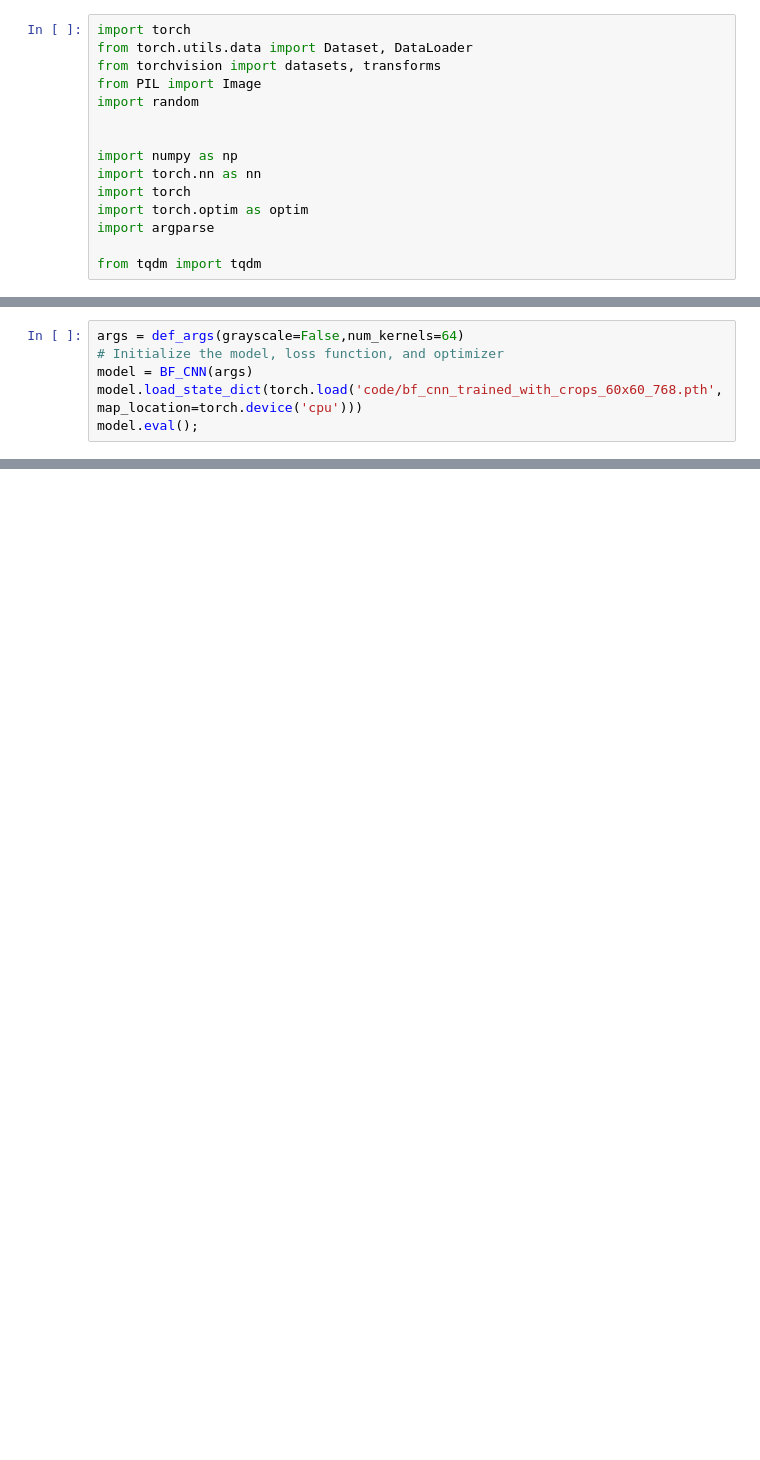
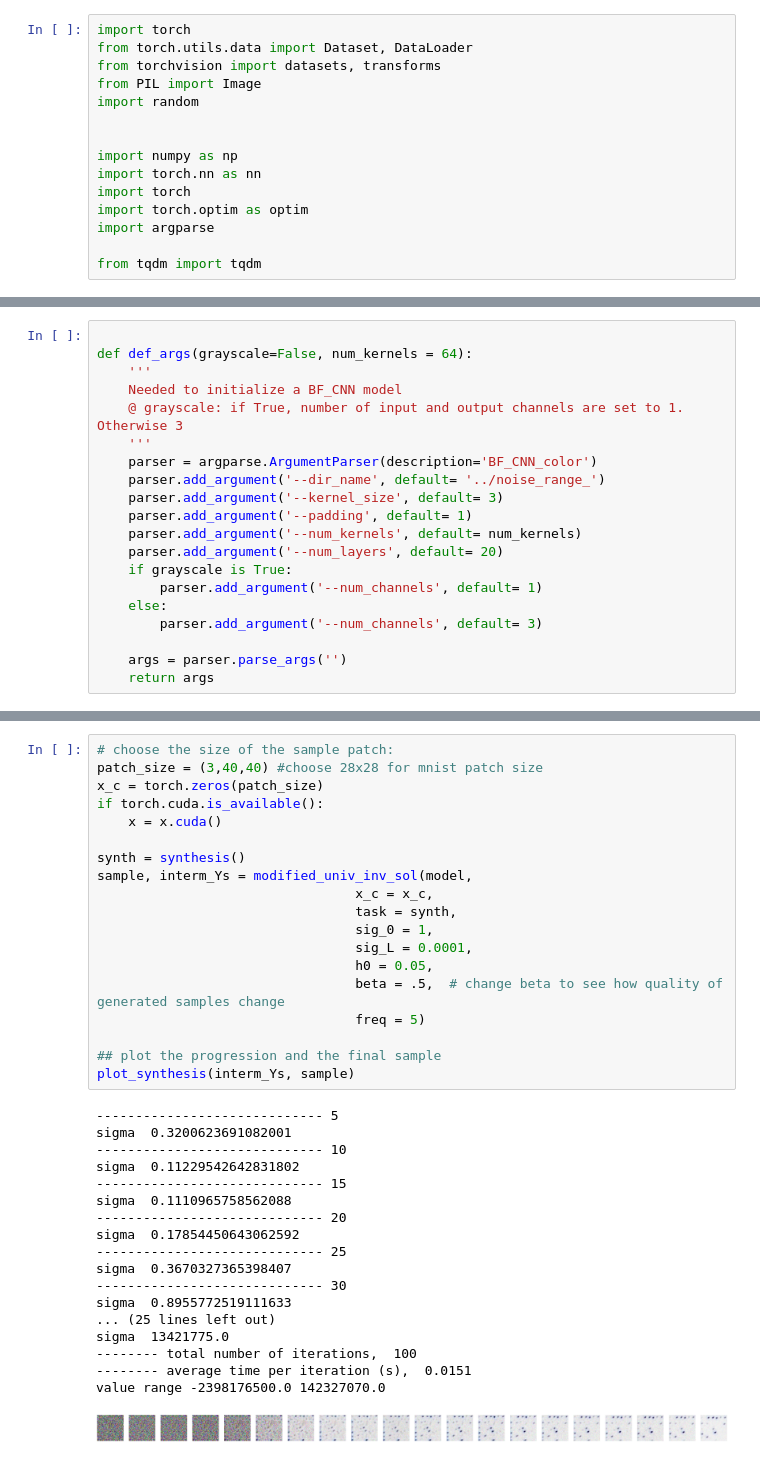
Before and after one commit to AntN21/IIN_universal_inverse_problem, a Jupyter notebook: demo_perso.ipynb, the cells around one changed output, grey strips where cells are left out. Saved outputs shown, nothing was run; the diff lists cells and outputs as text; blank space fills up the shorter version.

```diff
--- a/demo_perso.ipynb
+++ b/demo_perso.ipynb
@@ -336,6 +32,0 @@ sample = custom_dataset[0]
-# %%
-args = def_args(grayscale=False,num_kernels=64)
-# Initialize the model, loss function, and optimizer
-model = BF_CNN(args)
-model.load_state_dict(torch.load('code/bf_cnn_trained_with_crops_60x60_768.pth',map_location=torch.device('cpu')))
-model.eval();
@@ -405,0 +35,20 @@ Clipping input data to the valid range for imshow with RGB data ([0..1] for floa
+# %%
+
+def def_args(grayscale=False, num_kernels = 64):
+    '''
+    Needed to initialize a BF_CNN model
+    @ grayscale: if True, number of input and output channels are set to 1. Otherwise 3
+    '''
+    parser = argparse.ArgumentParser(description='BF_CNN_color')
+    parser.add_argument('--dir_name', default= '../noise_range_')
+    parser.add_argument('--kernel_size', default= 3)
+    parser.add_argument('--padding', default= 1)
+    parser.add_argument('--num_kernels', default= num_kernels)
+    parser.add_argument('--num_layers', default= 20)
+    if grayscale is True:
+        parser.add_argument('--num_channels', default= 1)
+    else:
+        parser.add_argument('--num_channels', default= 3)
+
+    args = parser.parse_args('')
+    return args
@@ -405,0 +363,38 @@ Clipping input data to the valid range for imshow with RGB data ([0..1] for floa
+# %%
+# choose the size of the sample patch:
+patch_size = (3,40,40) #choose 28x28 for mnist patch size
+x_c = torch.zeros(patch_size)
+if torch.cuda.is_available():
+    x = x.cuda()
+
+synth = synthesis()
+sample, interm_Ys = modified_univ_inv_sol(model,
+                                 x_c = x_c,
+                                 task = synth,
+                                 sig_0 = 1,
+                                 sig_L = 0.0001,
+                                 h0 = 0.05,
+                                 beta = .5,  # change beta to see how quality of generated samples change
+                                 freq = 5)
+
+## plot the progression and the final sample
+plot_synthesis(interm_Ys, sample)
+# %% [output]
+----------------------------- 5
+sigma  0.3200623691082001
+----------------------------- 10
+sigma  0.11229542642831802
+----------------------------- 15
+sigma  0.1110965758562088
+----------------------------- 20
+sigma  0.17854450643062592
+----------------------------- 25
+sigma  0.3670327365398407
+----------------------------- 30
+sigma  0.8955772519111633
+... (25 lines left out)
+sigma  13421775.0
+-------- total number of iterations,  100
+-------- average time per iteration (s),  0.0151
+value range -2398176500.0 142327070.0
+[figure, added]
```
Also changed, not shown: parts of 46 cells of this notebook, 13 other files.
